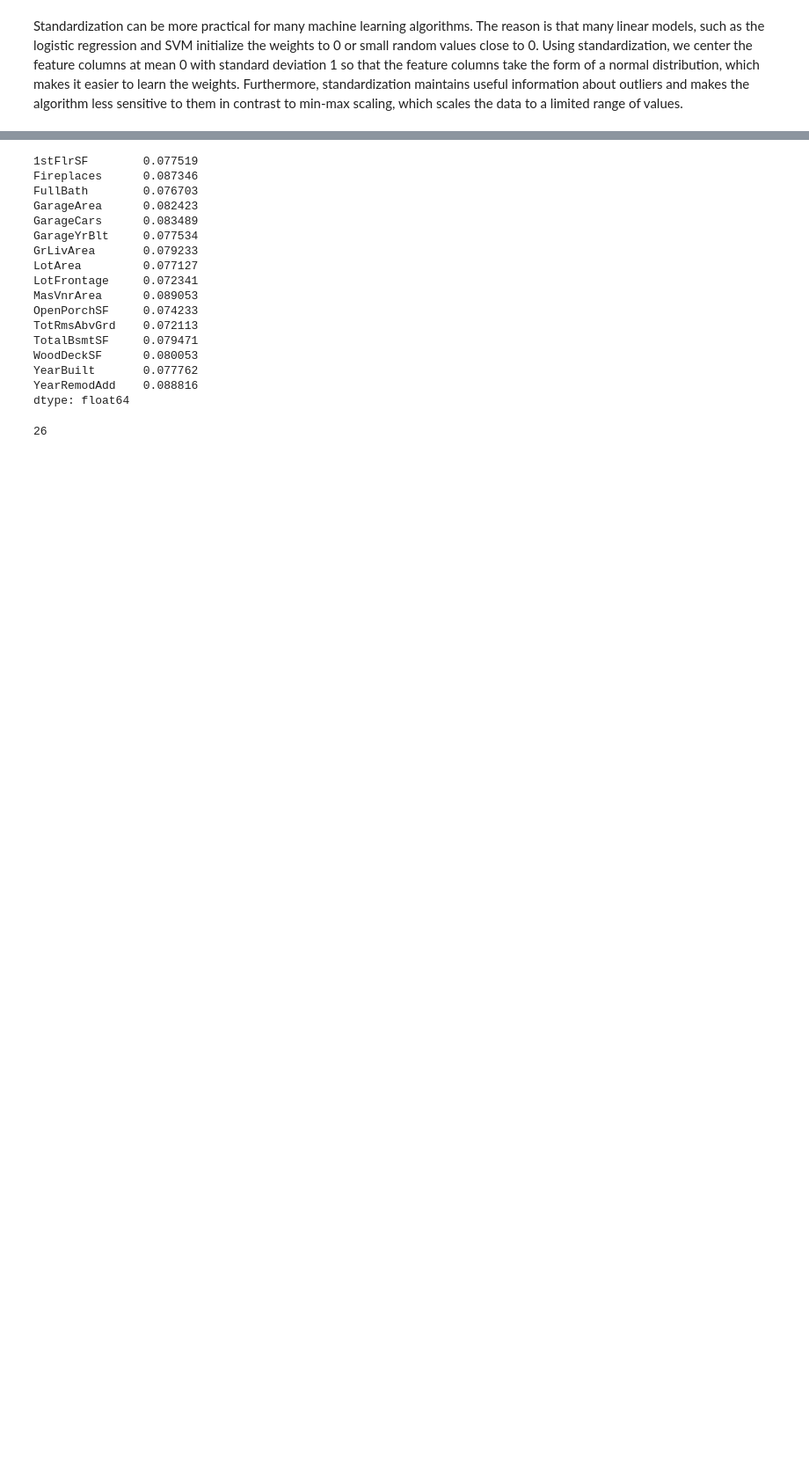
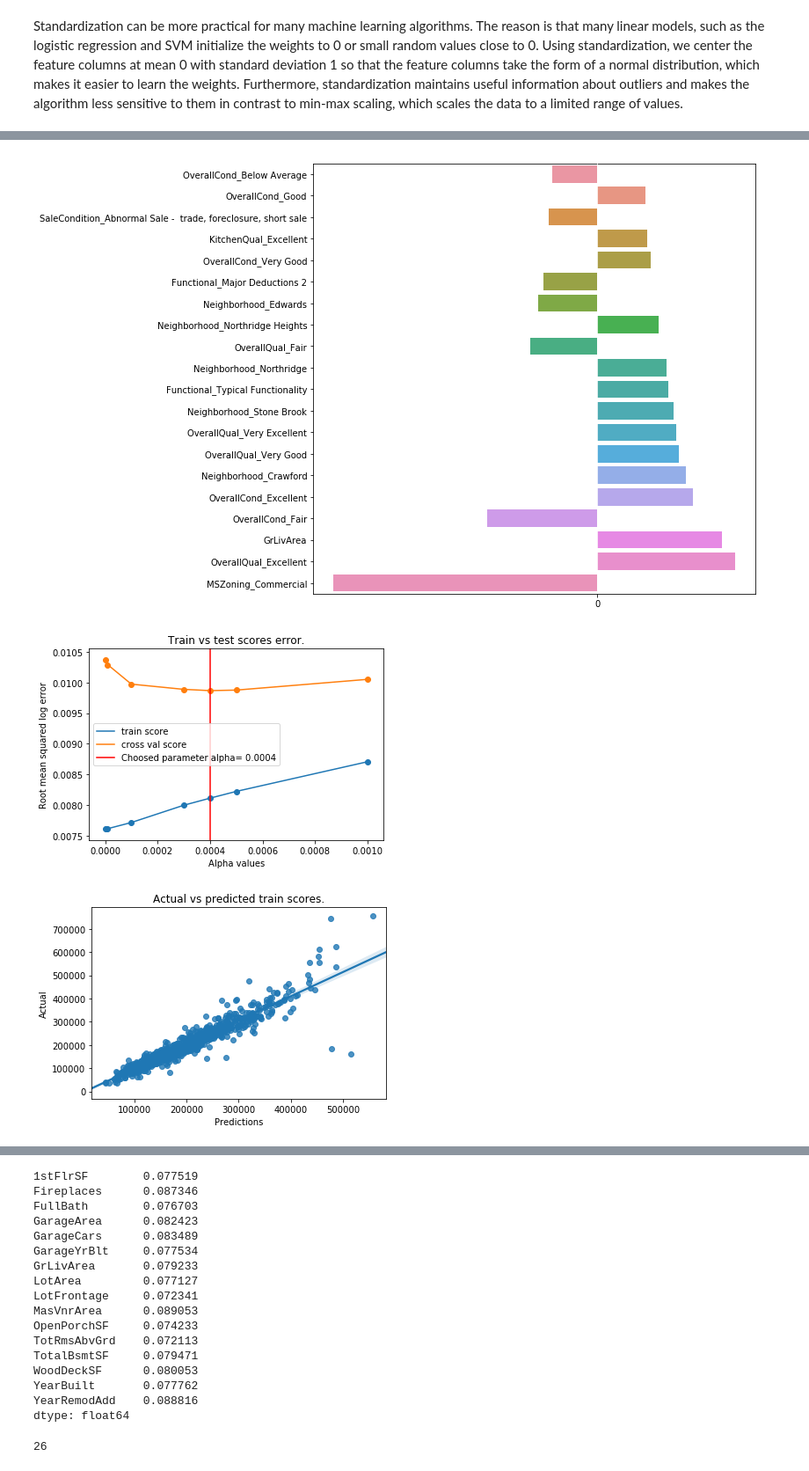
Before and after one commit to matkalinowski/Kaggle-House-prices, a Jupyter notebook: Linear regression.ipynb, the cells around one changed output, grey strips where cells are left out. Shown: that part at 88% size. Drawn from its saved outputs; the diff is of its cells as text; code cells hidden in the pictures; blank space fills up the shorter version.

```diff
--- a/Linear regression.ipynb
+++ b/Linear regression.ipynb
@@ -35,21 +61,25 @@ algorithm less sensitive to them in contrast to min-max scaling, which scales th
 # %%
 from scipy.stats import skew
 number_type = get_number_types(train)
 
 skewness = number_type.apply(lambda x: skew(x))
 cols_to_log = skewness[np.abs(skewness.sort_values()) >= .75].index
 
 train_log = log_given_columns(train, cols_to_log)
 test_log = log_given_columns(test, cols_to_log)
 trainWithDummies, testWithDummies = get_df_for_predictions(train_log, test_log)
 
 # alphas = [0.001, 0.01, 0.03, .1, .3, .5, 1, 3, 5, 7, 10]
 alphas = [1e-7, 1e-5, 1e-4, 3e-4, 4e-4, 5e-4, 1e-3]
 # alphas = [0.05, 0.1, 0.3, 1, 3, 5, 10, 15, 30, 50, 75]
 # alphas = [10, 15, 30, 50, 75, 100, 110, 115, 120, 130, 150, 175]
 param_grid = dict(alpha=alphas)
 
 results = predict(Lasso(normalize=False, max_iter=5000), param_grid, trainWithDummies,
                         np.log1p(ytrain), testWithDummies,
                         'lasso_loged_skewed_by_algo_columns_data_standarized_ytrain_logged',
-                       predictions_form_restoring_method=restore_predictions_from_log1p, plot_results=False)
+                       predictions_form_restoring_method=restore_predictions_from_log1p)
+# %% [output]
+[figure, added]
+[figure, added]
+[figure, added]
```
Also changed, not shown: parts of 3 cells of this notebook, 2 other files.
